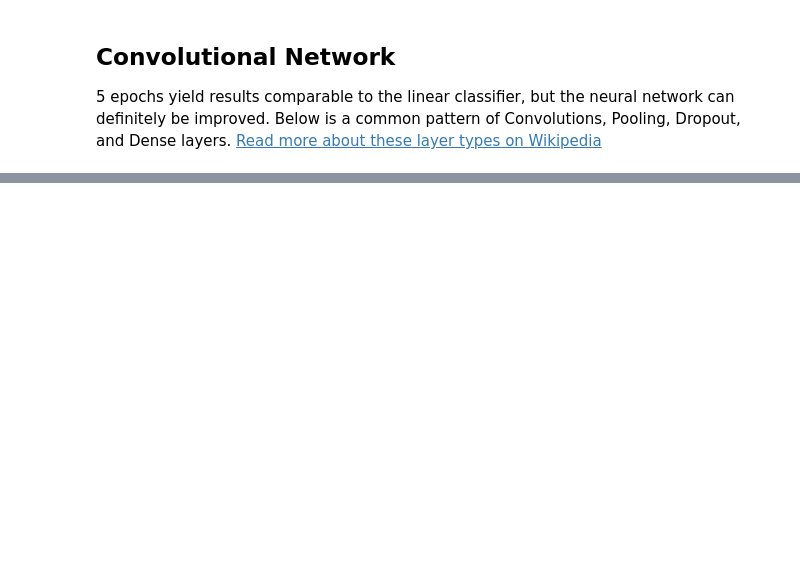
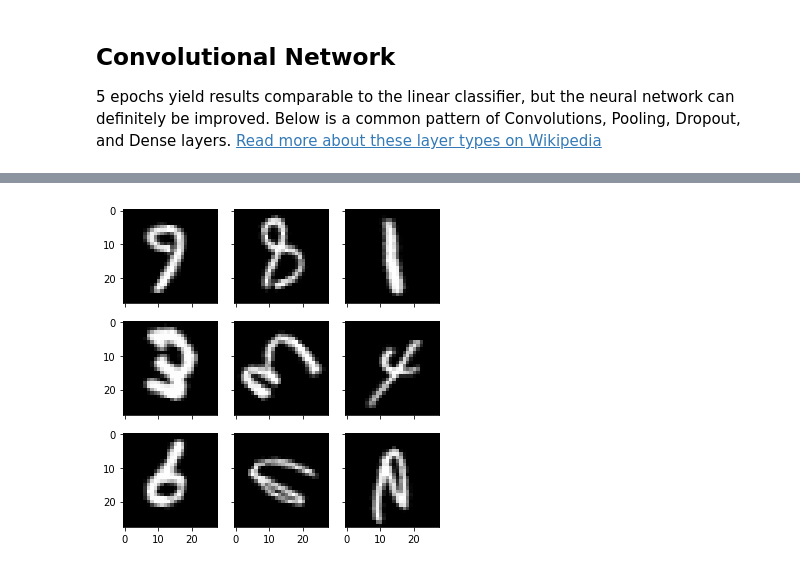
Before and after one commit to vanvalenlab/intro-to-deepcell, a Jupyter notebook: Neural-Networks.ipynb, the cells around one changed output, grey strips where cells are left out. Saved outputs shown, nothing was run; the diff lists cells and outputs as text; code cells hidden in the pictures; blank space fills up the shorter version.

```diff
--- a/Neural-Networks.ipynb
+++ b/Neural-Networks.ipynb
@@ -226,0 +214,24 @@ Epoch 5/5
+# %%
+from tensorflow.keras.preprocessing.image import ImageDataGenerator
+
+# augmentation rules define the affine transform matrix to apply to the data
+datagen = ImageDataGenerator(
+    horizontal_flip=True,
+    vertical_flip=True,
+    rotation_range=45)
+# %%
+# View the augmented data
+import matplotlib.pyplot as plt
+
+fig, axes = plt.subplots(ncols=3, nrows=3, figsize=(5, 5), sharex=True, sharey=True)
+ax = axes.ravel()
+
+for X_batch, y_batch in datagen.flow(X_train, y_train, batch_size=9):
+    for i in range(0, 9):
+        ax[i].imshow(X_batch[i, ..., 0], cmap='gray')
+
+    fig.tight_layout()
+    plt.show()
+    break
+# %% [output]
+[figure, added]
```
Also changed, not shown: parts of 10 cells of this notebook, 2 other files.
